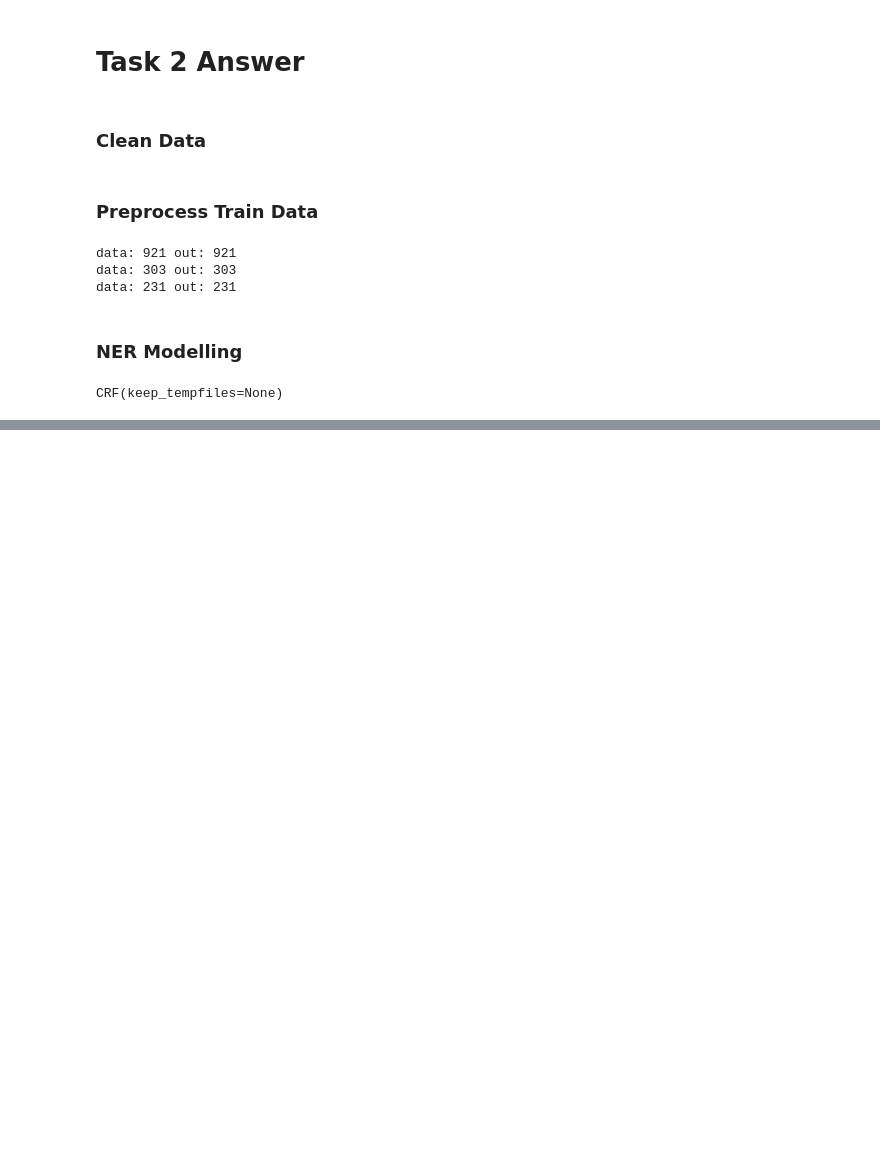
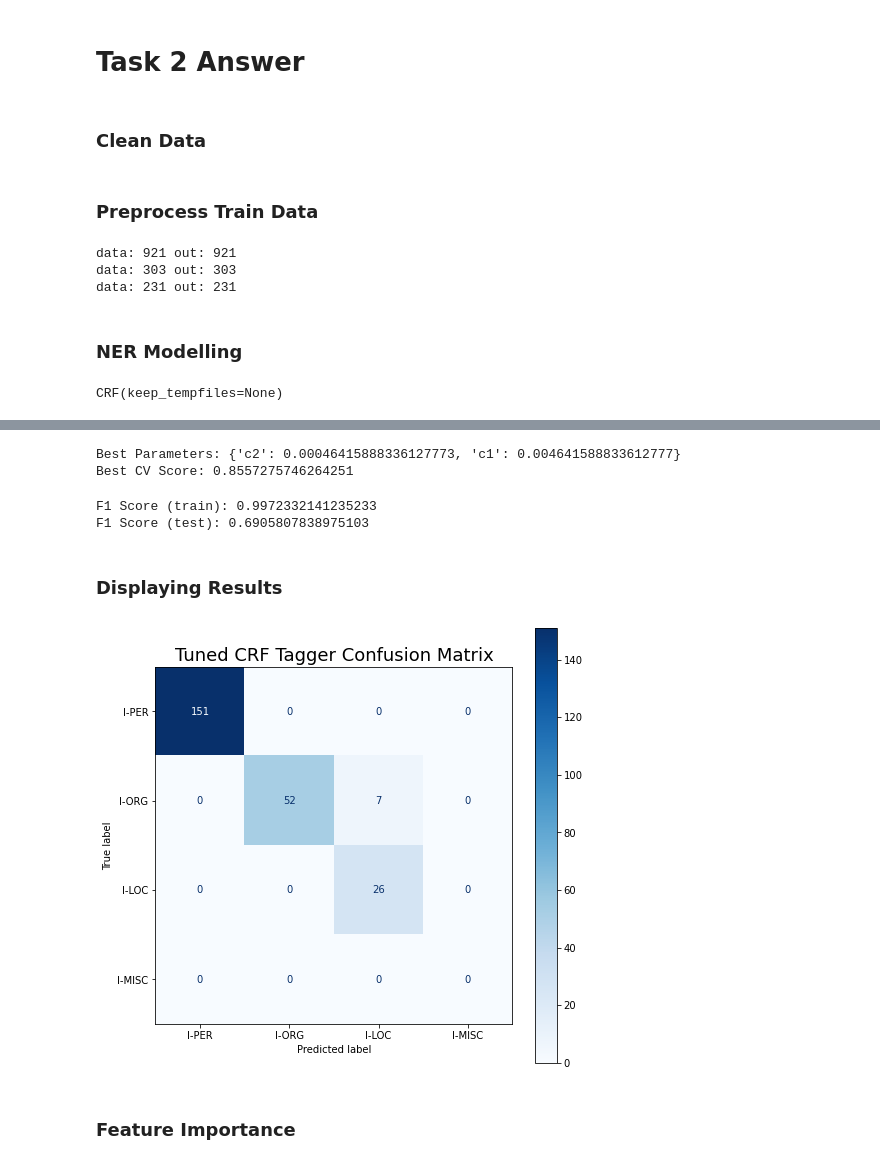
Before and after one commit to j4mes12/ITDA_Coursework, a Jupyter notebook: Task 2/Task2.ipynb, the cells around one changed output, grey strips where cells are left out. Cells and saved outputs as stored; diff of their text form; code cells hidden in the pictures; blank space fills up the shorter version.

Commit message:
added some tuning code and some plots

```diff
--- a/Task 2/Task2.ipynb
+++ b/Task 2/Task2.ipynb
@@ -134,12 +139,16 @@ def crf_sentence_preprocessing(sentence):
                 **word_features,
                 **crf_word_preprocessing(sentence[idx - 1], -1)
                 }
+        else:
+            word_features['BOS'] = True
 
         if idx < len(sentence) - 1:
             word_features = {
                 **word_features,
                 **crf_word_preprocessing(sentence[idx + 1], +1)
             }
+        else:
+            word_features['EOS'] = True
 
         sentence_features.append(word_features)
 
@@ -165,10 +179,13 @@ data: 231 out: 231
 tagger = CRF()
 tagger.fit(
     X = X_train,
-    y=train_labels_ner,
-    X_dev=X_test,
-    y_dev=test_labels_ner)
+    y = train_labels_ner,
+)
 # %% [output]
 CRF(keep_tempfiles=None)
 # %%
 y_pred = tagger.predict(X_test)
+# %%
+labels = list(tagger.classes_)
+labels.remove('O')
+labels
@@ -174,0 +261,42 @@ y_pred = tagger.predict(X_test)
+# %%
+print('Best Parameters:', rs.best_params_)
+print('Best CV Score:', rs.best_score_)
+# %% [output]
+Best Parameters: {'c2': 0.00046415888336127773, 'c1': 0.004641588833612777}
+Best CV Score: 0.8557275746264251
+# %%
+tuned_crf = rs.best_estimator_
+# %%
+print('F1 Score (train):', flat_f1_score(train_labels_ner, tuned_crf.predict(X_train), average='weighted', labels=labels))
+print('F1 Score (test):', flat_f1_score(test_labels_ner, tuned_crf.predict(X_test), average='weighted', labels=labels))
+# %% [output]
+F1 Score (train): 0.9972332141235233
+F1 Score (test): 0.6905807838975103
+# %% [markdown]
+### Displaying Results
+# %%
+def create_confusion_matrix(y_true, y_pred, ner_labels):
+
+    fig, ax = plt.subplots(1, 1, figsize = (8, 8))
+
+    true = [label for sent_list in y_true for label in sent_list]
+    pred = [label for sent_list in y_pred for label in sent_list]
+
+    cm = confusion_matrix(true, pred, ner_labels)
+
+    disp = ConfusionMatrixDisplay(confusion_matrix=cm, display_labels=ner_labels)
+    disp.plot(cmap = 'Blues', ax = ax)
+
+    plt.title('Tuned CRF Tagger Confusion Matrix', fontdict={'fontsize' : 18})
+
+    plt.show()
+
+create_confusion_matrix(
+    y_pred=tuned_crf.predict(X_val),
+    y_true=val_labels_ner,
+    ner_labels = labels
+)
+# %% [output]
+[figure, added]
+# %% [markdown]
+### Feature Importance
```
Also changed, not shown: parts of 9 cells of this notebook.
